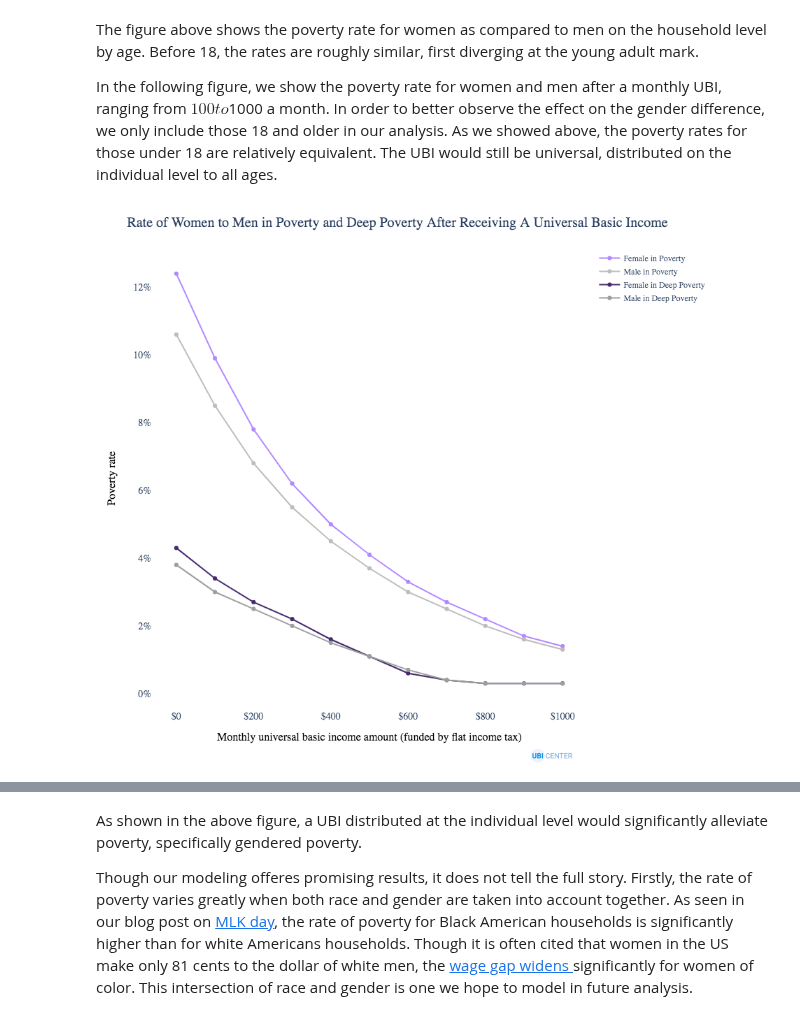
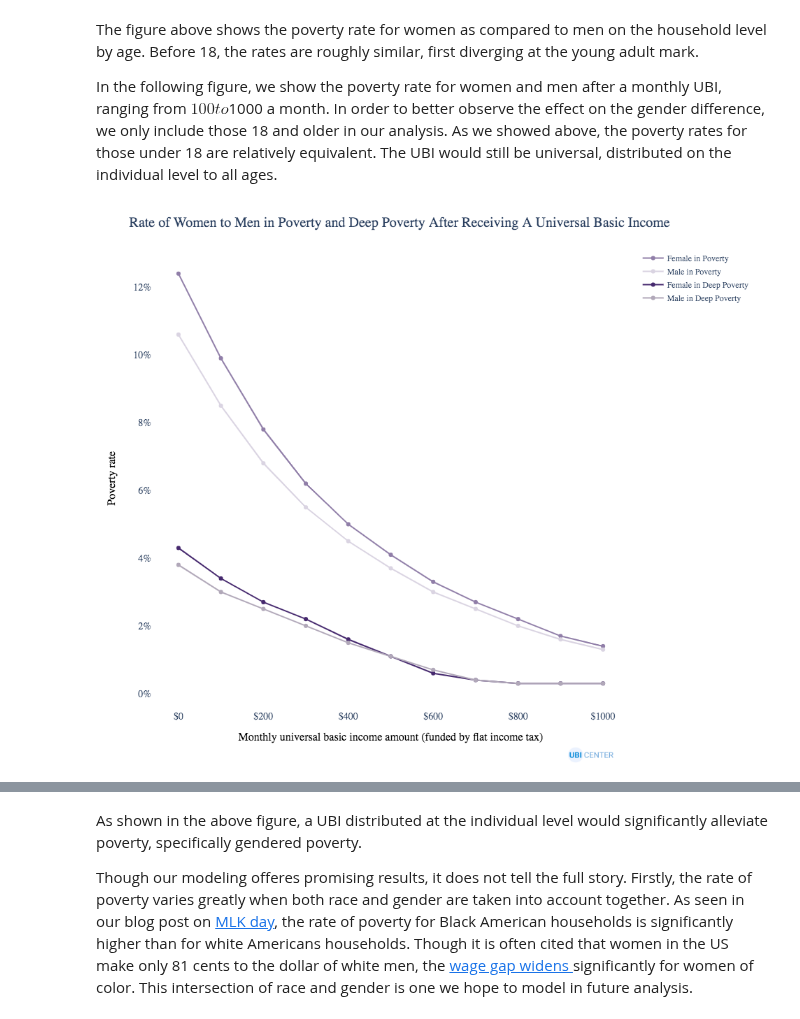
Before and after one commit to UBICenter/blog, a Jupyter notebook: jb/20210308/womens-day-2021.ipynb, the cells around one changed output, grey strips where cells are left out. Cells and saved outputs as stored; diff of their text form; code cells hidden in the pictures.

```diff
--- a/jb/20210308/womens-day-2021.ipynb
+++ b/jb/20210308/womens-day-2021.ipynb
@@ -29,10 +29,10 @@ total_population = df.weight.sum()
 total_agi_pos = mdf.weighted_sum(spm, "agi_pos", "spm_weight")
 # %%
 # Bin into ages aligning with 18 year old threshold.
-LIGHT_PURPLE = "#B388FF"
+LIGHT_PURPLE = "#907EA8"
 DARK_PURPLE = "#46296E"
-LIGHT_GREY = "#BDBDBD"
-DARK_GREY = "#9E9E9E"
+LIGHT_GREY = "#DAD4E2"
+DARK_GREY = "#B1A8B9"
 
 
 
@@ -45,7 +45,7 @@ pov_age.poverty = 100 * pov_age.poverty.round(3)
 
 fig = px.line(pov_age, x = "age_group", y = "poverty",
               color = "sex",
-              color_discrete_map={"Female": DARK_PURPLE, "Male": LIGHT_GREY})
+              color_discrete_map={"Female": DARK_PURPLE, "Male": DARK_GREY})
 fig.update_layout(
     xaxis_title="Age (in years)",
     yaxis_title="Poverty rate",
@@ -84,36 +83,32 @@ def pov_row(row):
 # %%
 gender_ubi = mdf.cartesian_product({"female" : [True , False],
                                     "monthly_ubi" : np.arange(0, 1001, 100)})
 gender_ubi = pd.concat([gender_ubi, gender_ubi.apply(pov_row, axis=1)], axis=1)
 
 gender_ubi_long = gender_ubi.melt(id_vars=["female", "monthly_ubi"],
                                   value_vars=["pov", "deep_pov"])
 gender_ubi_long["label"] = pd.Series(np.where(gender_ubi_long.female,
                                                                    "Female", "Male"))+ " in " + pd.Series(np.where(gender_ubi_long.variable == "pov", "Poverty", "Deep Poverty"))
 gender_ubi_long.value = 100 * gender_ubi_long.value.round(3)
 
 fig = px.line(gender_ubi_long, x = "monthly_ubi", y = "value", color = "label",
               color_discrete_map={"Female in Poverty": LIGHT_PURPLE,
-                                  "Female in Deep Poverty": DARK_PURPLE, "Male in Poverty": LIGHT_GREY,
+                                  "Female in Deep Poverty": DARK_PURPLE,
+                                  "Male in Poverty": LIGHT_GREY,
                                   "Male in Deep Poverty": DARK_GREY})
-
-#each line a different color
 
 fig.update_layout(
     title="Rate of Women to Men in Poverty and Deep Poverty After Receiving A Universal Basic Income",
     xaxis_title="Monthly universal basic income amount (funded by flat income tax)",
     xaxis_tickprefix="$",
     yaxis_title="Poverty rate",
     legend_title = "",
     yaxis_ticksuffix="%")
-    #legend_traceorder="")
-
-#labels argument - dictionary from {"monthly_ubi":"Monthly UBI"}
 
 fig.update_traces(mode="markers+lines", hovertemplate=None)
 ubicenter.format_fig(fig)
 # %% [output]
-[figure, old version]
+[figure, new version]
 # %%
 gender_ratio = gender_ubi.pivot_table(values = "pov",
                                       index = ["monthly_ubi"],
```
Also changed, not shown: parts of 2 cells of this notebook.
